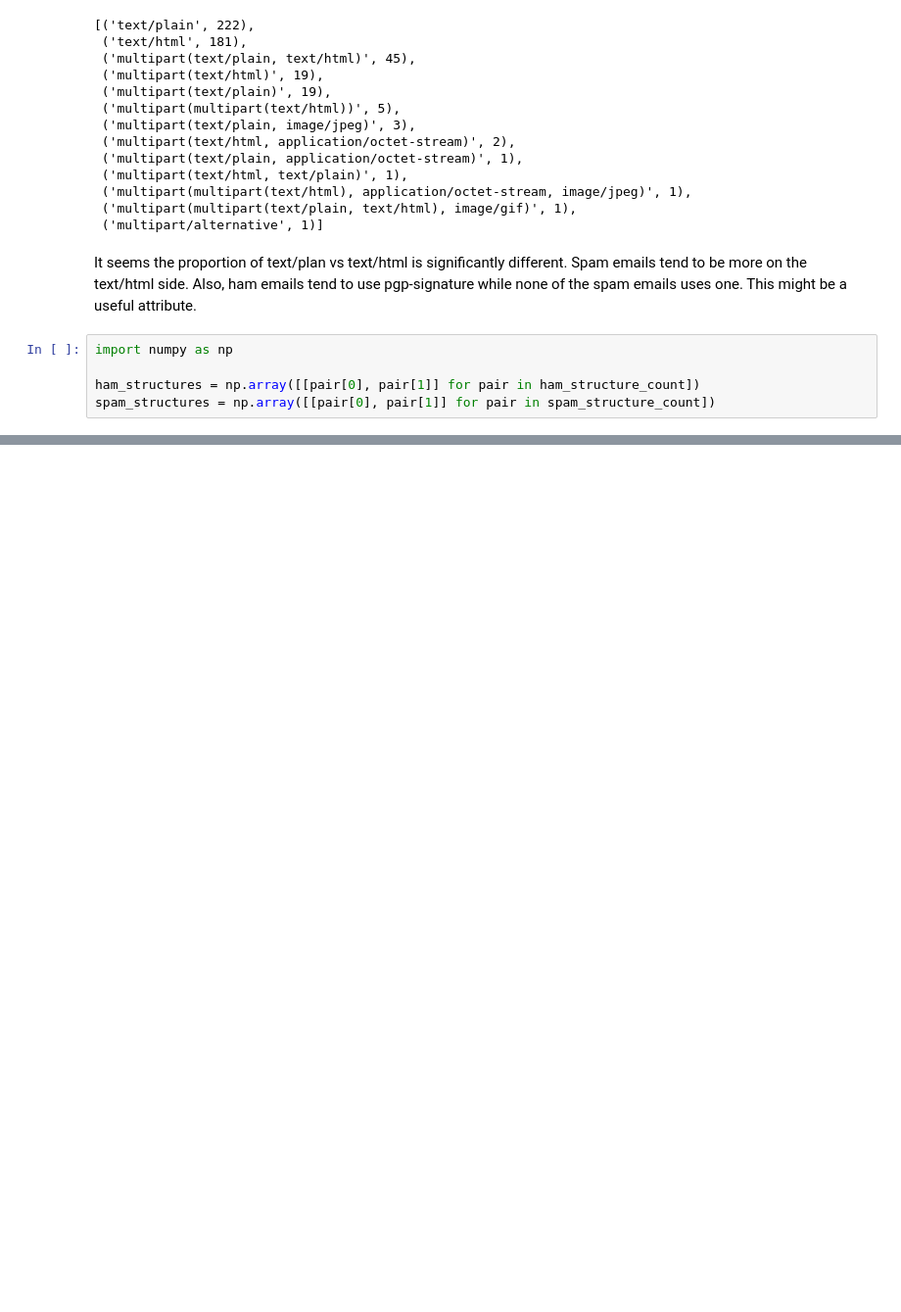
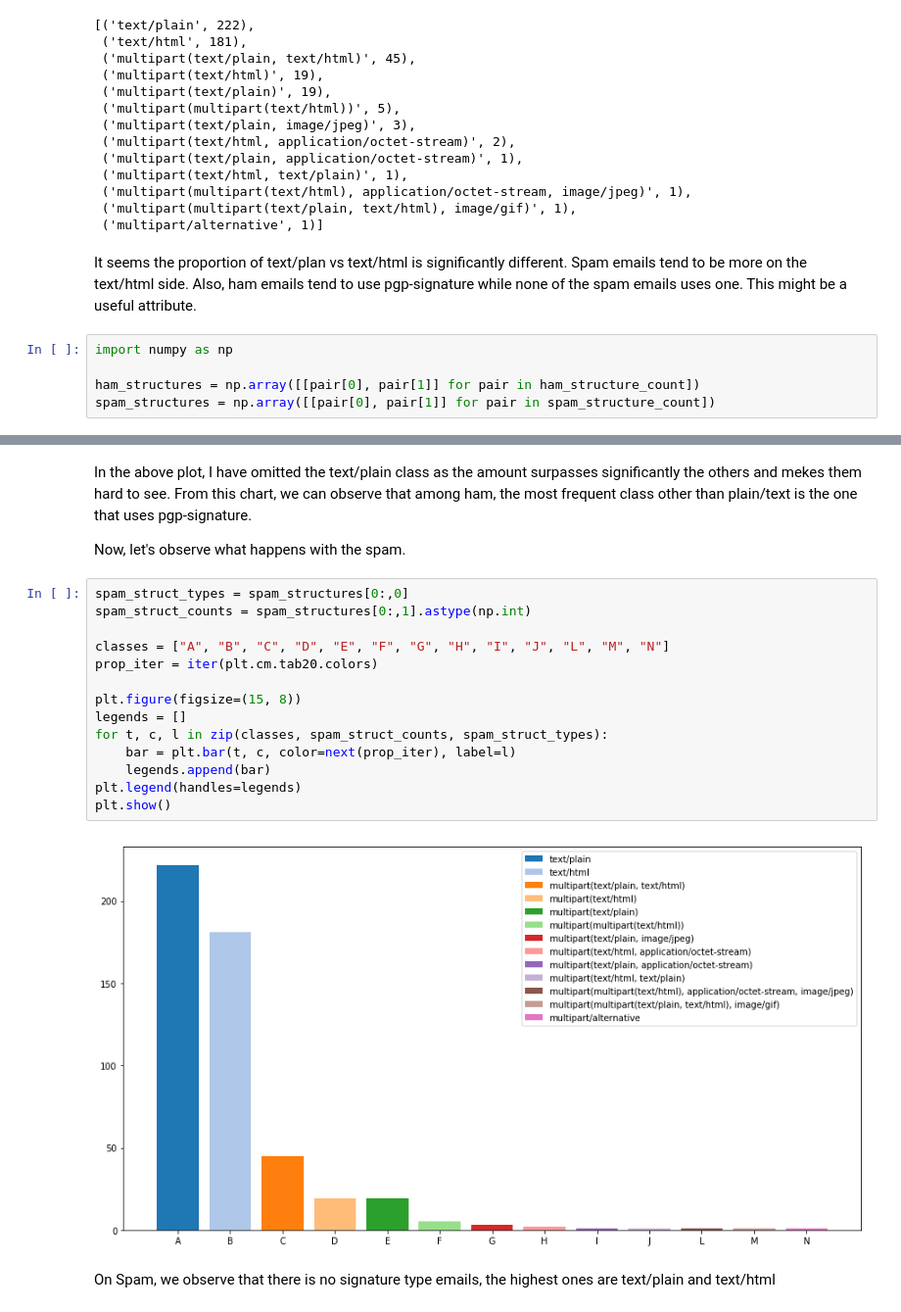
Before and after one commit to Ohtar10/ml-python, a Jupyter notebook: ch03/excercises/Spam vs Ham - Classifier.ipynb, the cells around one changed output, grey strips where cells are left out. Shown at 98% size. Cells and saved outputs as stored; diff of their text form; blank space fills up the shorter version.

Commit message:
Continue Spam Vs Ham excercise

```diff
--- a/ch03/excercises/Spam vs Ham - Classifier.ipynb
+++ b/ch03/excercises/Spam vs Ham - Classifier.ipynb
@@ -202,0 +202,22 @@ plt.show()
+# %% [markdown]
+In the above plot, I have omitted the text/plain class as the amount surpasses significantly the others and mekes them hard to see. From this chart, we can observe that among ham, the most frequent class other than plain/text is the one that uses pgp-signature.
+
+Now, let's observe what happens with the spam.
+# %%
+spam_struct_types = spam_structures[0:,0]
+spam_struct_counts = spam_structures[0:,1].astype(np.int)
+
+classes = ["A", "B", "C", "D", "E", "F", "G", "H", "I", "J", "L", "M", "N"]
+prop_iter = iter(plt.cm.tab20.colors)
+
+plt.figure(figsize=(15, 8))
+legends = []
+for t, c, l in zip(classes, spam_struct_counts, spam_struct_types):
+    bar = plt.bar(t, c, color=next(prop_iter), label=l)
+    legends.append(bar)
+plt.legend(handles=legends)
+plt.show()
+# %% [output]
+[figure, added]
+# %% [markdown]
+On Spam, we observe that there is no signature type emails, the highest ones are text/plain and text/html
```
Also changed, not shown: parts of 2 cells of this notebook.
